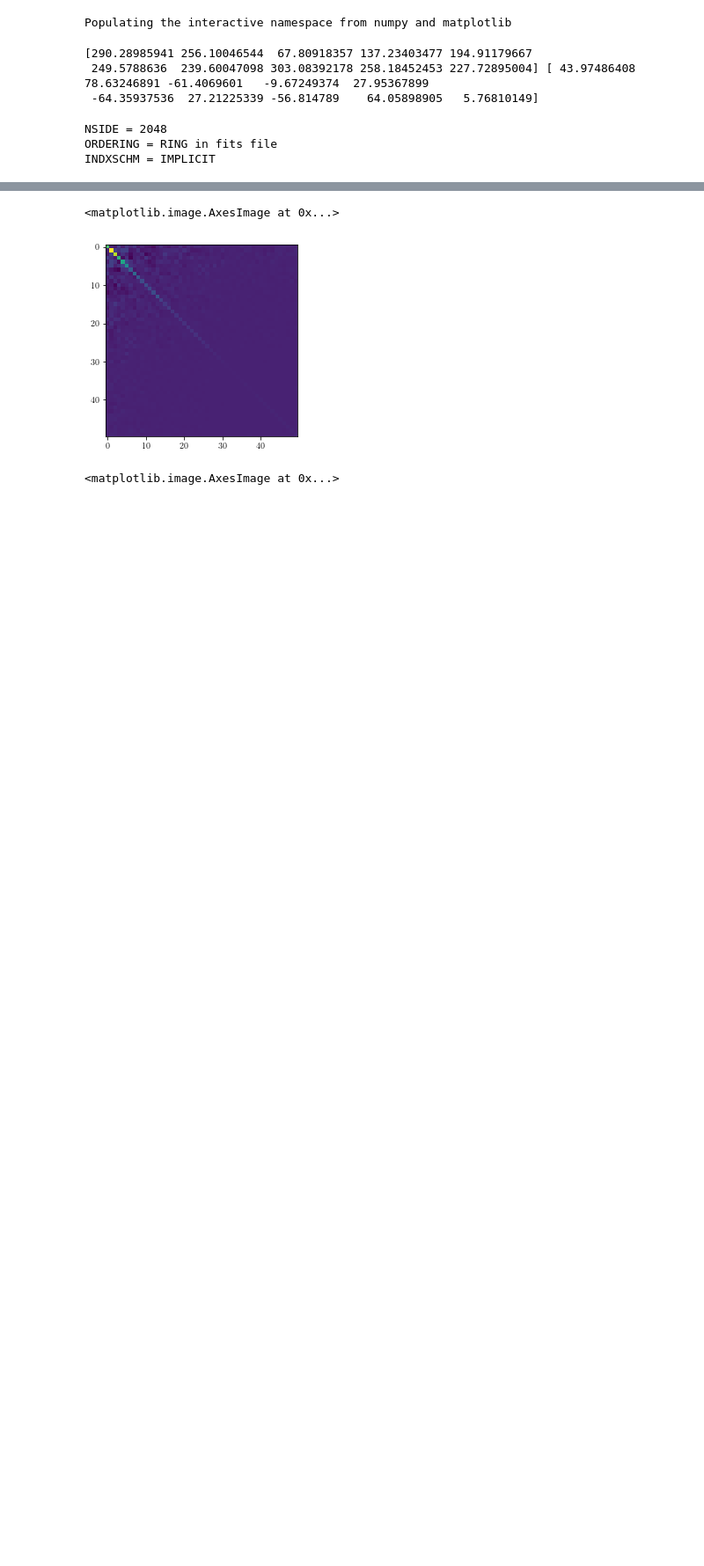
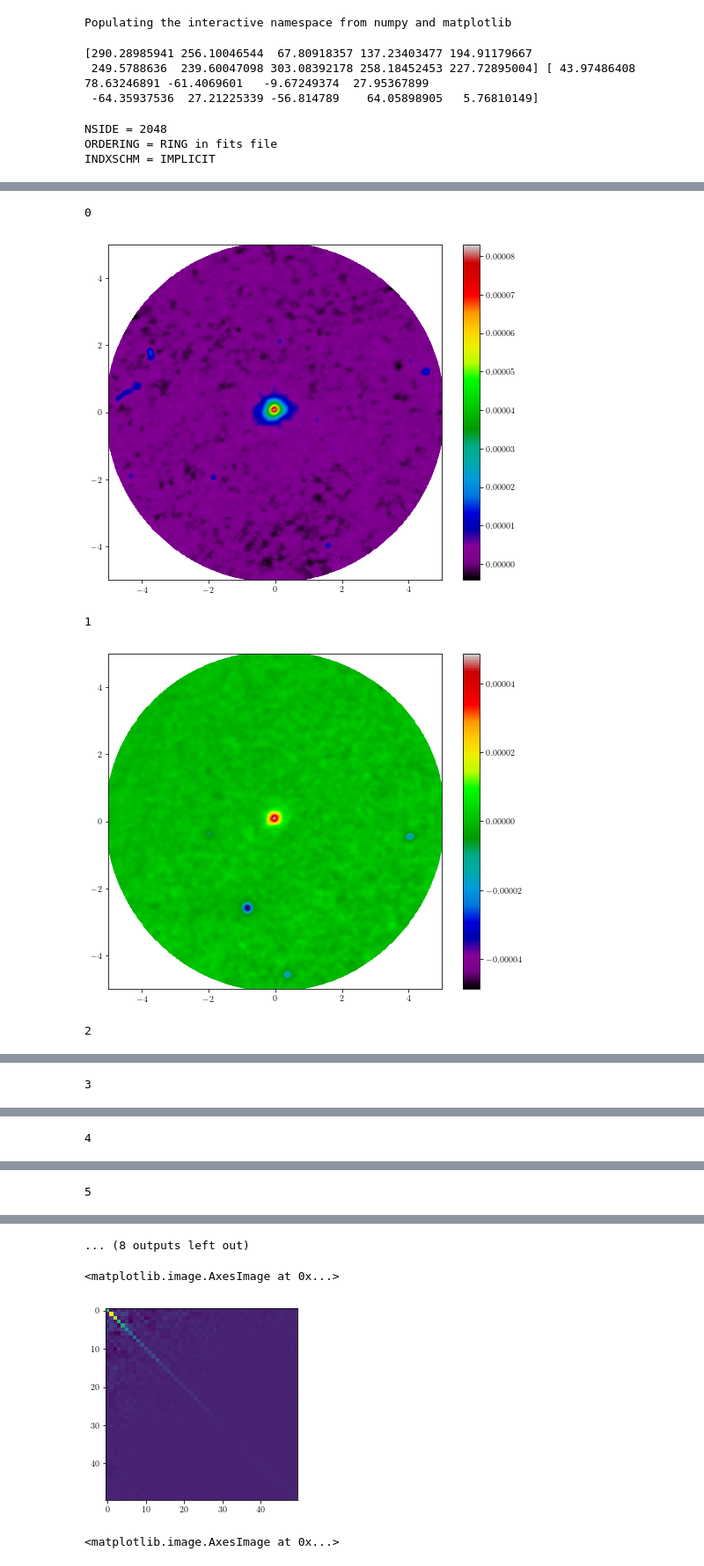
Before and after one commit to chihway/ClusterProfiles, a Jupyter notebook: planck/BootstrapMeasurement.ipynb, the cells around one changed output, grey strips where cells are left out. Shown at 88% size. Drawn from its saved outputs; the diff is of its cells as text; code cells hidden in the pictures; blank space fills up the shorter version.

```diff
--- a/planck/BootstrapMeasurement.ipynb
+++ b/planck/BootstrapMeasurement.ipynb
@@ -154,0 +153,22 @@ for k in range(10):
+# %%
+for k in range(10):
+    print(k)
+
+    c1 = SkyCoord(LON_sel[k]*u.degree, LAT_sel[k]*u.degree, frame='icrs')
+    c2 = SkyCoord(lon_y*u.degree, lat_y*u.degree, frame='icrs')
+    sep = c1.separation(c2)
+    mask_cluster = (sep.degree<5)
+
+
+    mplot.figure(figsize=(8.5,7))
+    mplot.scatter(np.cos(LAT_sel[k]/180.*np.pi)*(lon_y[mask_cluster]-LON_sel[k]), (lat_y[mask_cluster]-LAT_sel[k]), c=sz_map[mask_cluster], cmap='nipy_spectral')
+    mplot.colorbar()
+    mplot.xlim(-5,5)
+    mplot.ylim(-5,5)
+    mplot.show()
+# %% [output]
+0
+[figure, added]
+1
+[figure, added]
+2
@@ -154,0 +176 @@ for k in range(10):
+3
@@ -154,0 +178 @@ for k in range(10):
+4
@@ -154,0 +180 @@ for k in range(10):
+5
@@ -155,3 +182,4 @@ for k in range(10):
+... (8 outputs left out)
 # %%
 cov_boot = np.cov(Y_boot.T)
 mplot.imshow(cov_boot[:50,:50])
```
Also changed, not shown: parts of 2 cells of this notebook, 1 other file.
